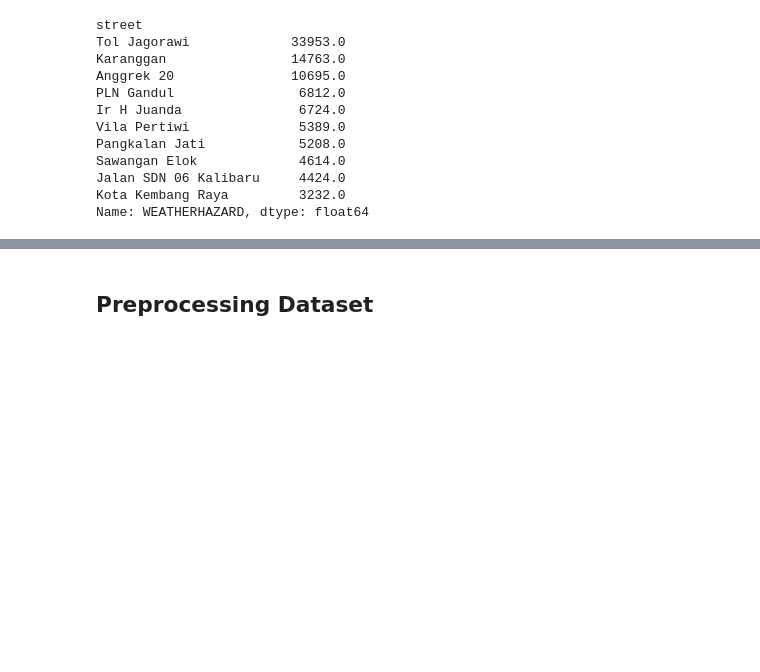
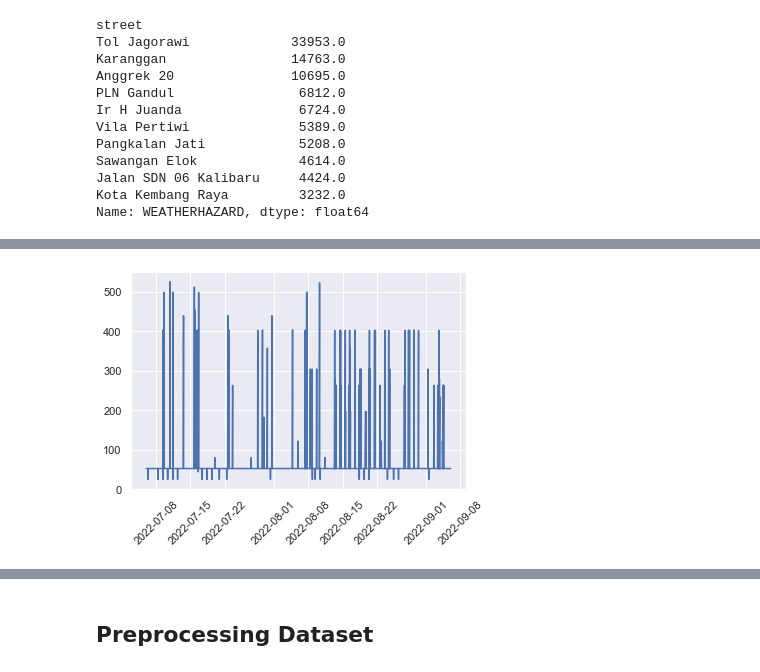
Before and after one commit to louis-not/DSLS_MiniProject, a Jupyter notebook: Data Science/notebooks/1_data preparation.ipynb, the cells around one changed output, grey strips where cells are left out. Saved outputs shown, nothing was run; the diff lists cells and outputs as text; code cells hidden in the pictures; blank space fills up the shorter version.

```diff
--- a/Data Science/notebooks/1_data preparation.ipynb
+++ b/Data Science/notebooks/1_data preparation.ipynb
@@ -278,0 +285,25 @@ Name: WEATHERHAZARD, dtype: float64
+# %%
+def get_street_data(df, street: str ):
+    df = df.copy()
+    df = df[df['street']==street]
+    df.reset_index(inplace=True, drop=True)
+    print(f"Getting {street} subset from data, result: {df.shape}")
+    return df
+
+
+def categorize_days(df):
+    df['weekdays'] = df.apply(lambda x: x['time'].weekday(), axis=1)
+    return df
+# %%
+trial = get_street_data(data_jams, 'Dewi Sartika')
+
+# convert timestamps to datetime
+trial['time'] = pd.to_datetime(trial['time'], format='%Y-%m-%d %X.000')
+
+# categorize timestamps to weekdays
+trial2 = categorize_days(trial)
+
+# categorize timestamps to time on day
+trial2['time_on_day'] =  trial2['time'].dt.hour
+
+trial.head(3)
@@ -278,0 +316,6 @@ Name: WEATHERHAZARD, dtype: float64
+# %%
+plt.plot(trial['time'], trial['median_length'])
+plt.xticks(rotation = 45)
+plt.show()
+# %% [output]
+[figure, added]
```
Also changed, not shown: parts of 31 cells of this notebook, 2 other files.
